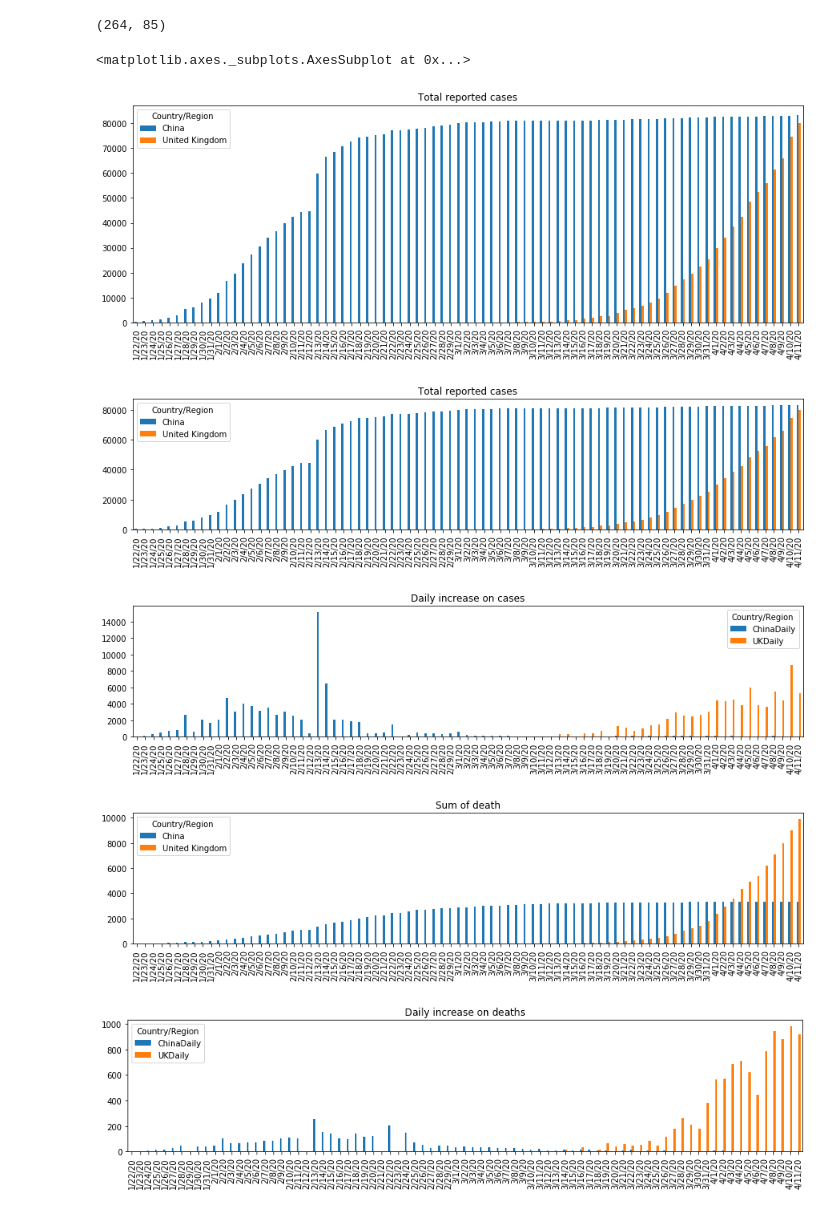
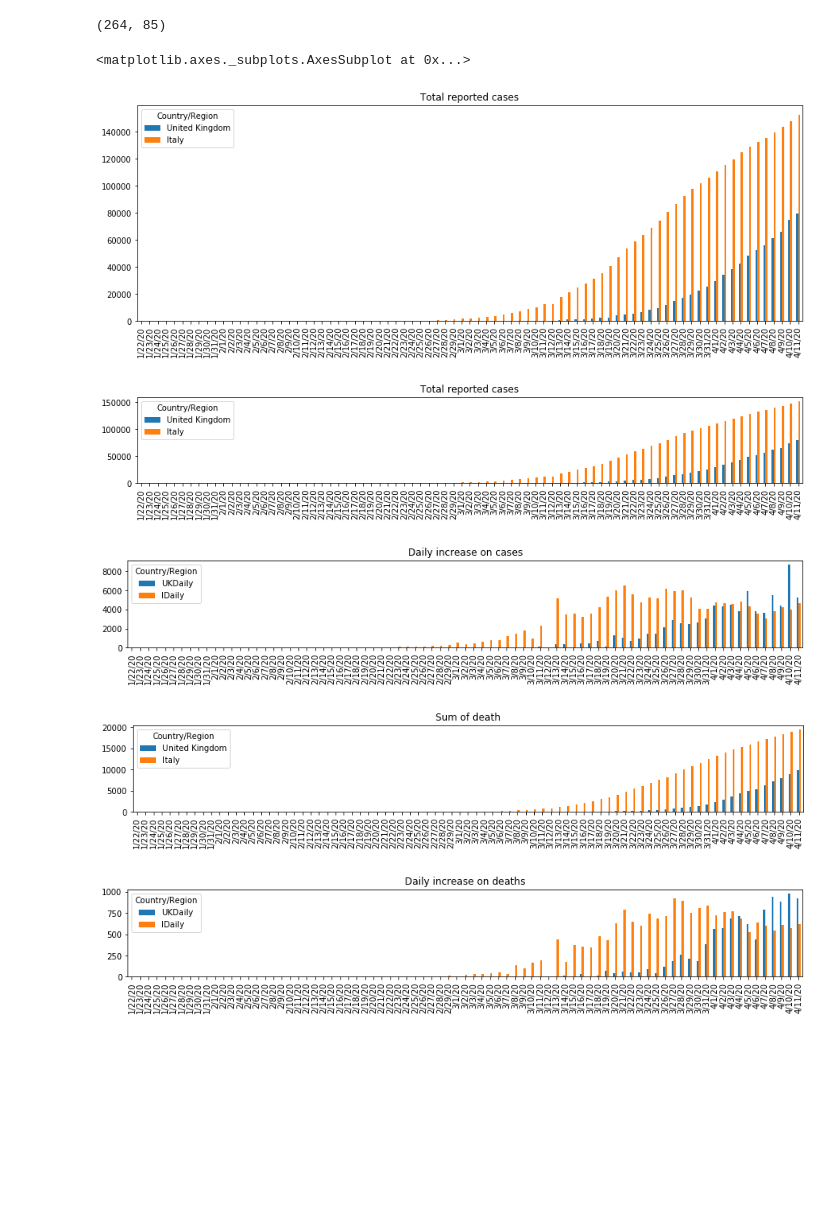
Before and after one commit to Htrismegistos/projectbuds, a Jupyter notebook: CoronaV/QuickView.ipynb, the cells around one changed output. Saved outputs shown, nothing was run; the diff lists cells and outputs as text; code cells hidden in the pictures; blank space fills up the shorter version.

```diff
--- a/CoronaV/QuickView.ipynb
+++ b/CoronaV/QuickView.ipynb
@@ -17,35 +17,35 @@ df.shape
 # %% [output]
 (264, 85)
 # %%
-country = df.loc[df['Country/Region'].str.contains('United Kingdom|China')].groupby('Country/Region').sum()
+country = df.loc[df['Country/Region'].str.contains('Italy|United Kingdom')].groupby('Country/Region').sum()
 country.drop(['Lat','Long'], axis = 1, inplace = True)
 country = country.T
-country['ChinaDaily'] = country[['China']].diff(axis = 0, periods = 1)
 country['UKDaily'] = country[['United Kingdom']].diff(axis = 0, periods = 1)
+country['IDaily'] = country[['Italy']].diff(axis = 0, periods = 1)
 # %%
-country[['China','United Kingdom']].plot(kind ='bar', figsize = (15,5), title = 'Total reported cases')
+country[['United Kingdom','Italy']].plot(kind ='bar', figsize = (15,5), title = 'Total reported cases')
 # %% [output]
 <matplotlib.axes._subplots.AxesSubplot at 0x...>
-[figure, old version]
+[figure, new version]
 # %%
 death = pd.read_csv('time_series_covid19_deaths_global.csv')
-countryD = death.loc[death['Country/Region'].str.contains('China|United Kingdom')].groupby\
+countryD = death.loc[death['Country/Region'].str.contains('United Kingdom|Italy')].groupby\
 ('Country/Region').sum()
 # %%
 countryD.drop(['Lat','Long'], axis = 1, inplace = True)
 countryD = countryD.T
-countryD['ChinaDaily'] = countryD[['China']].diff(axis = 0, periods = 1)
 countryD['UKDaily'] = countryD[['United Kingdom']].diff(axis = 0, periods = 1)
+countryD['IDaily'] = countryD[['Italy']].diff(axis = 0, periods = 1)
 # %%
-country[['China','United Kingdom']].plot(kind ='bar', figsize = (15,3), title = 'Total reported cases');
-country[['ChinaDaily','UKDaily']].plot(kind ='bar', figsize = (15,3), title = 'Daily increase on cases');
-countryD[['China','United Kingdom']].plot(kind='bar', figsize = (15,3), title = 'Sum of death');
-countryD[['ChinaDaily','UKDaily']].plot(kind ='bar', figsize = (15,3), title = 'Daily increase on deaths');
+country[['United Kingdom','Italy']].plot(kind ='bar', figsize = (15,2), title = 'Total reported cases');
+country[['UKDaily','IDaily']].plot(kind ='bar', figsize = (15,2), title = 'Daily increase on cases');
+countryD[['United Kingdom','Italy']].plot(kind='bar', figsize = (15,2), title = 'Sum of death');
+countryD[['UKDaily','IDaily']].plot(kind ='bar', figsize = (15,2), title = 'Daily increase on deaths');
 # %% [output]
-[figure, old version]
+[figure, new version]
-[figure, old version]
+[figure, new version]
-[figure, old version]
+[figure, new version]
-[figure, old version]
+[figure, new version]
 # %%
 print('Total reported cases/报告病例总数')
 country[-1:]
```
Also changed, not shown: parts of 2 cells of this notebook, 21 other files.
